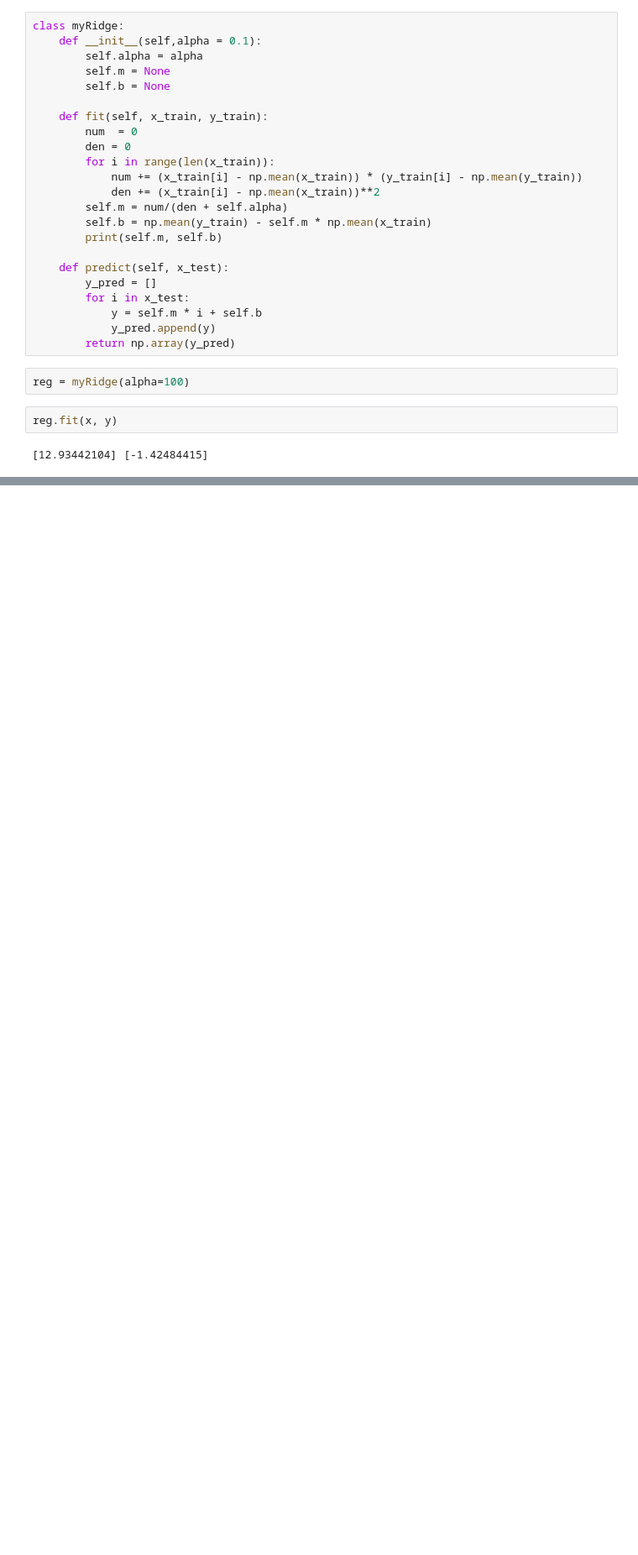
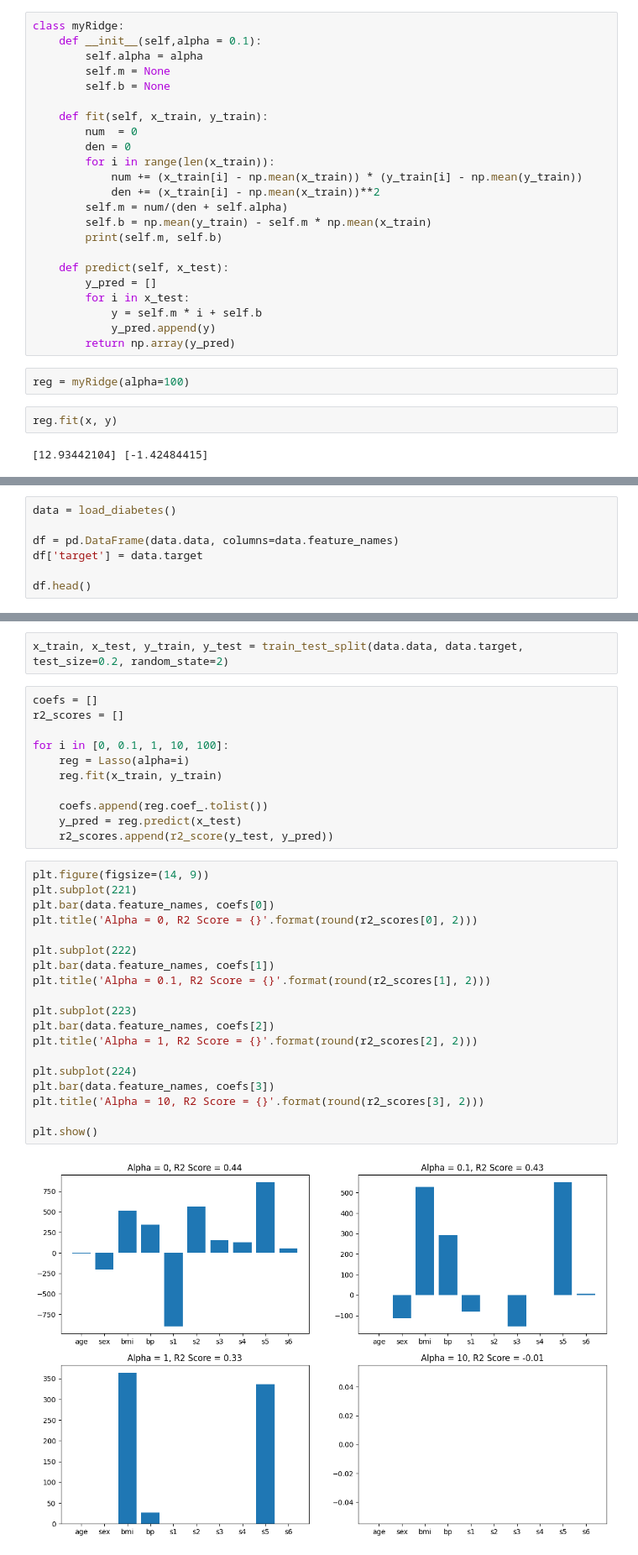
Before and after one commit to jenish2917/Machine-Learning, a Jupyter notebook: Regularization.ipynb, the cells around one changed output, grey strips where cells are left out. Shown at 84% size. Cells and saved outputs as stored; diff of their text form; blank space fills up the shorter version.

```diff
--- a/Regularization.ipynb
+++ b/Regularization.ipynb
@@ -114,0 +165,7 @@ reg.fit(x, y)
+# %%
+data = load_diabetes()
+
+df = pd.DataFrame(data.data, columns=data.feature_names)
+df['target'] = data.target
+
+df.head()
@@ -114,0 +179,34 @@ reg.fit(x, y)
+# %%
+x_train, x_test, y_train, y_test = train_test_split(data.data, data.target, test_size=0.2, random_state=2)
+# %%
+coefs = []
+r2_scores = []
+
+for i in [0, 0.1, 1, 10, 100]:
+    reg = Lasso(alpha=i)
+    reg.fit(x_train, y_train)
+
+    coefs.append(reg.coef_.tolist())
+    y_pred = reg.predict(x_test)
+    r2_scores.append(r2_score(y_test, y_pred))
+# %%
+plt.figure(figsize=(14, 9))
+plt.subplot(221)
+plt.bar(data.feature_names, coefs[0])
+plt.title('Alpha = 0, R2 Score = {}'.format(round(r2_scores[0], 2)))
+
+plt.subplot(222)
+plt.bar(data.feature_names, coefs[1])
+plt.title('Alpha = 0.1, R2 Score = {}'.format(round(r2_scores[1], 2)))
+
+plt.subplot(223)
+plt.bar(data.feature_names, coefs[2])
+plt.title('Alpha = 1, R2 Score = {}'.format(round(r2_scores[2], 2)))
+
+plt.subplot(224)
+plt.bar(data.feature_names, coefs[3])
+plt.title('Alpha = 10, R2 Score = {}'.format(round(r2_scores[3], 2)))
+
+plt.show()
+# %% [output]
+[figure, added]
```
Also changed, not shown: parts of 5 cells of this notebook.
